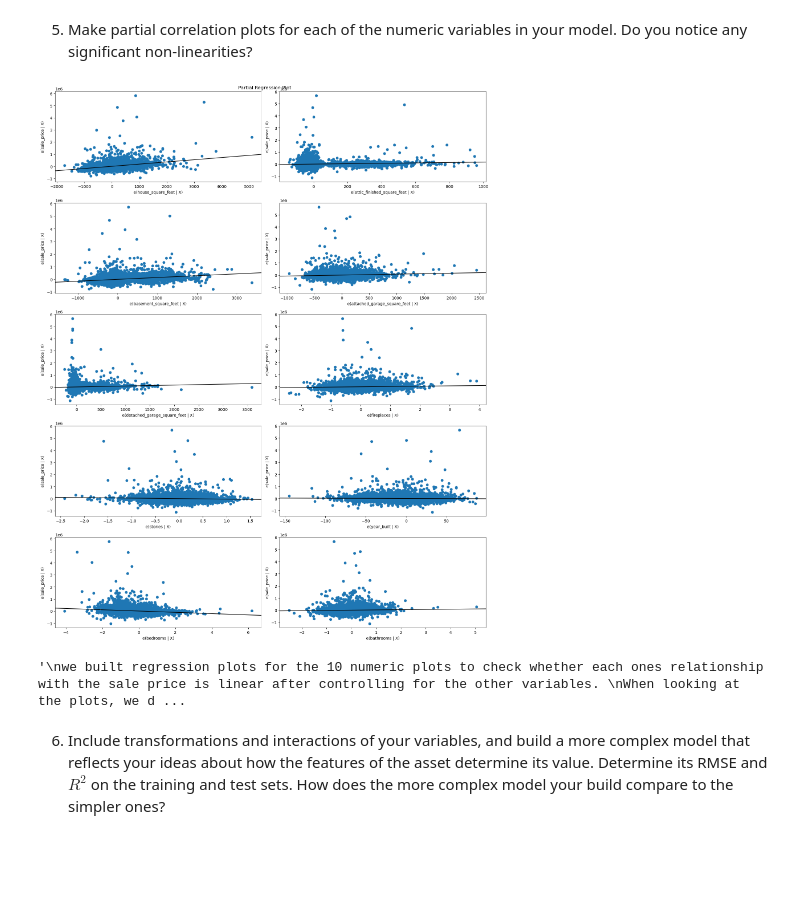
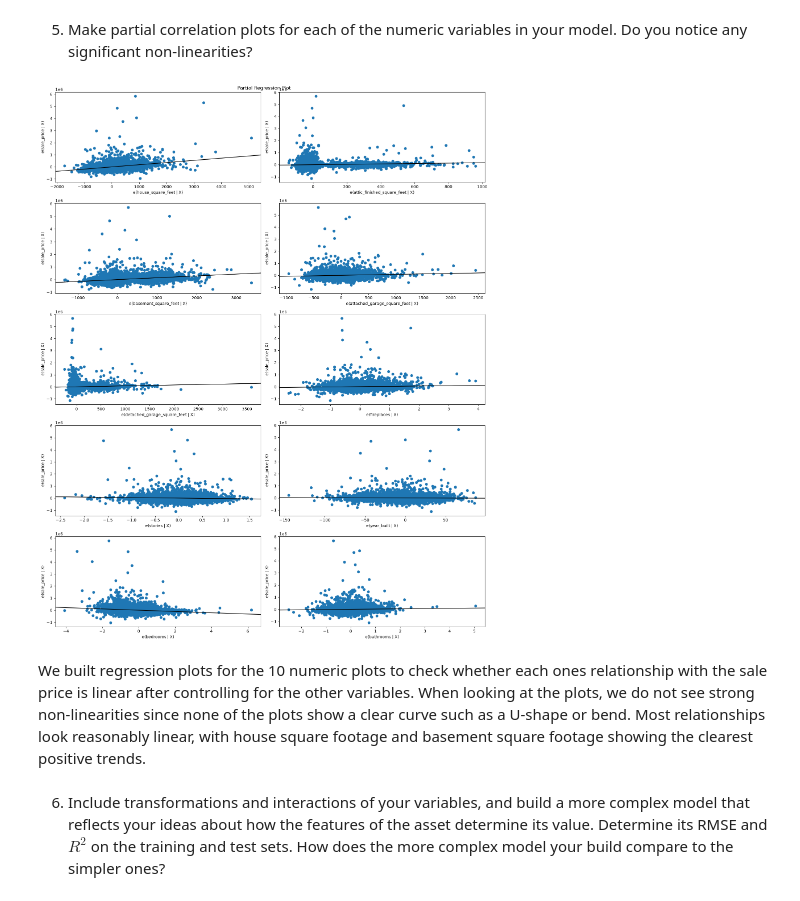
Before and after one commit to lawsonpham/L02-hedonic-pricing, a Jupyter notebook: notebook.ipynb, the cells around one changed output. Drawn from its saved outputs; the diff is of its cells as text; code cells hidden in the pictures; blank space fills up the shorter version.

```diff
--- a/notebook.ipynb
+++ b/notebook.ipynb
@@ -308,24 +278,19 @@ Best simple model by test RMSE: Numeric + categorical
 # %%
 import statsmodels.api as sm
 X_num = X_train[numeric_cols].fillna(X_train[numeric_cols].median())
 X_num = sm.add_constant(X_num)
 model_sm = sm.OLS(y_train, X_num).fit()
 fig = plt.figure(figsize=(16, 20))
 
 sm.graphics.plot_partregress_grid(model_sm, exog_idx=numeric_cols, fig=fig)
 plt.tight_layout()
 
 
 plt.show()
-
-'''
-we built regression plots for the 10 numeric plots to check whether each ones relationship with the sale price is linear after controlling for the other variables.
-When looking at the plots, we do not see strong non-linearities since non of the plots show a clear curve such as a u shape or bend. Most relationships look
-reasonably linear, with house square footage and basement square footage showing the clearest positive trends.
-'''
 # %% [output]
-[figure, old version]
+[figure, new version]
-'\nwe built regression plots for the 10 numeric plots to check whether each ones relationship with the sale price is linear after controlling for the other variables. \nWhen looking at the plots, we d ...
+# %% [markdown]
+We built regression plots for the 10 numeric plots to check whether each ones relationship with the sale price is linear after controlling for the other variables. When looking at the plots, we do not see strong non-linearities since none of the plots show a clear curve such as a U-shape or bend. Most relationships look reasonably linear, with house square footage and basement square footage showing the clearest positive trends.
 # %% [markdown]
 6. Include transformations and interactions of your variables, and build a more complex model that reflects your ideas about how the features of the asset determine its value. Determine its RMSE and $R^2$ on the training and test sets. How does the more complex model your build compare to the simpler ones?
 # %%
```
Also changed, not shown: parts of 7 cells of this notebook.
